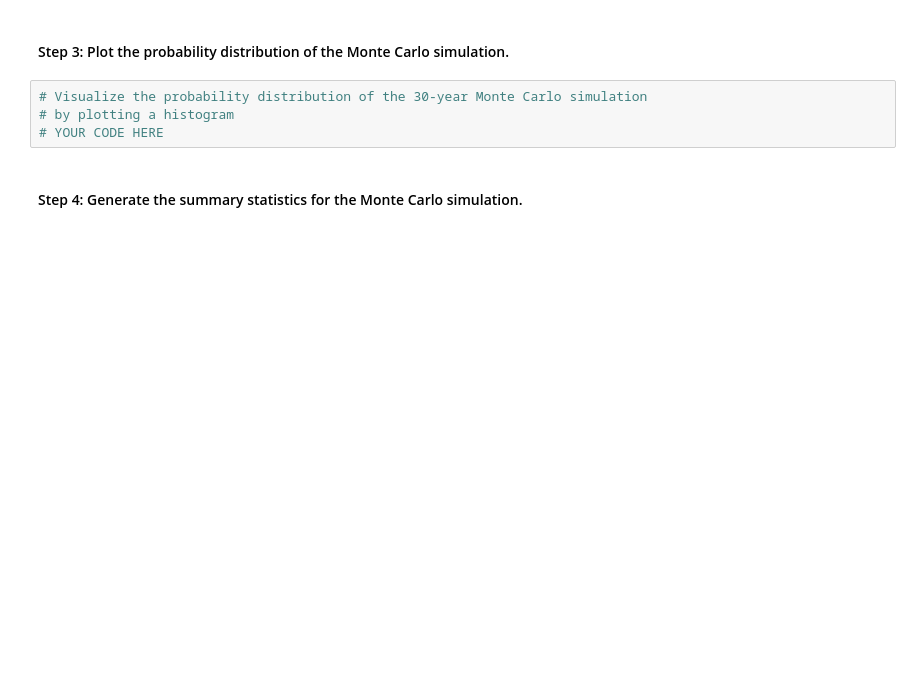
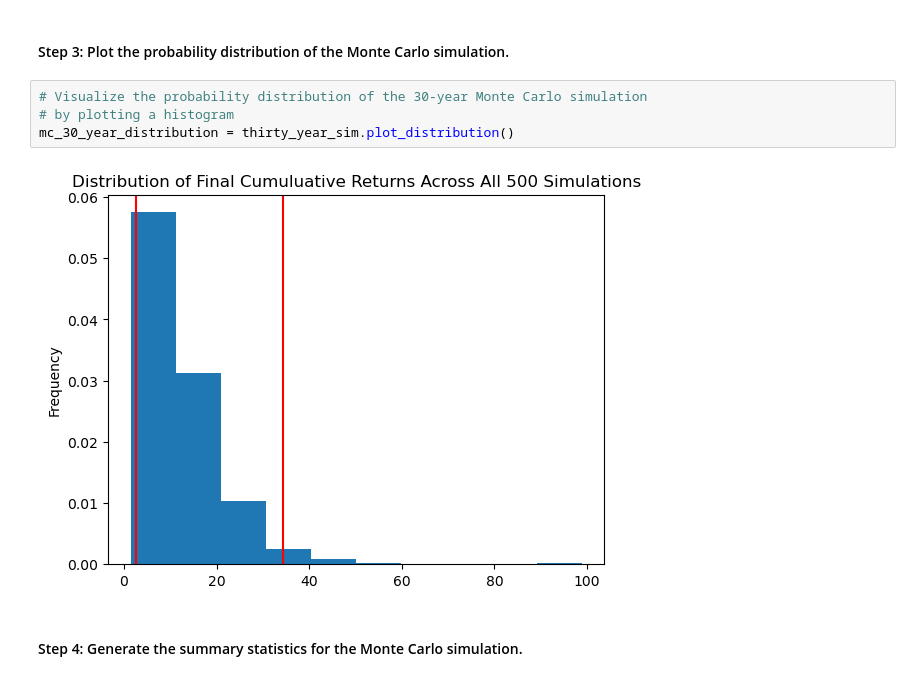
Before and after one commit to reiccv/Module_5_Challenge, a Jupyter notebook: financial_planning_tools.ipynb, the cells around one changed output. Drawn from its saved outputs; the diff is of its cells as text; blank space fills up the shorter version.

```diff
--- a/financial_planning_tools.ipynb
+++ b/financial_planning_tools.ipynb
@@ -457,7 +541,9 @@ In this section, you’ll use the MCForecastTools library to create a Monte Carl
 # %%
 # Visualize the probability distribution of the 30-year Monte Carlo simulation
 # by plotting a histogram
-# YOUR CODE HERE
+mc_30_year_distribution = thirty_year_sim.plot_distribution()
+# %% [output]
+[figure, added]
 # %% [markdown]
 #### Step 4: Generate the summary statistics for the Monte Carlo simulation.
 # %%
```
Also changed, not shown: parts of 26 cells of this notebook.
